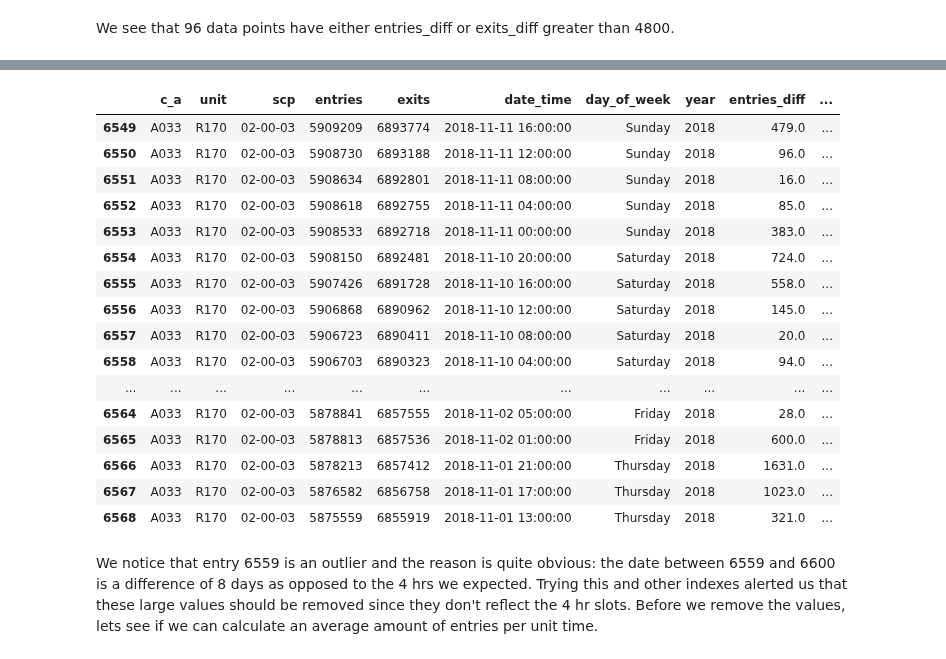
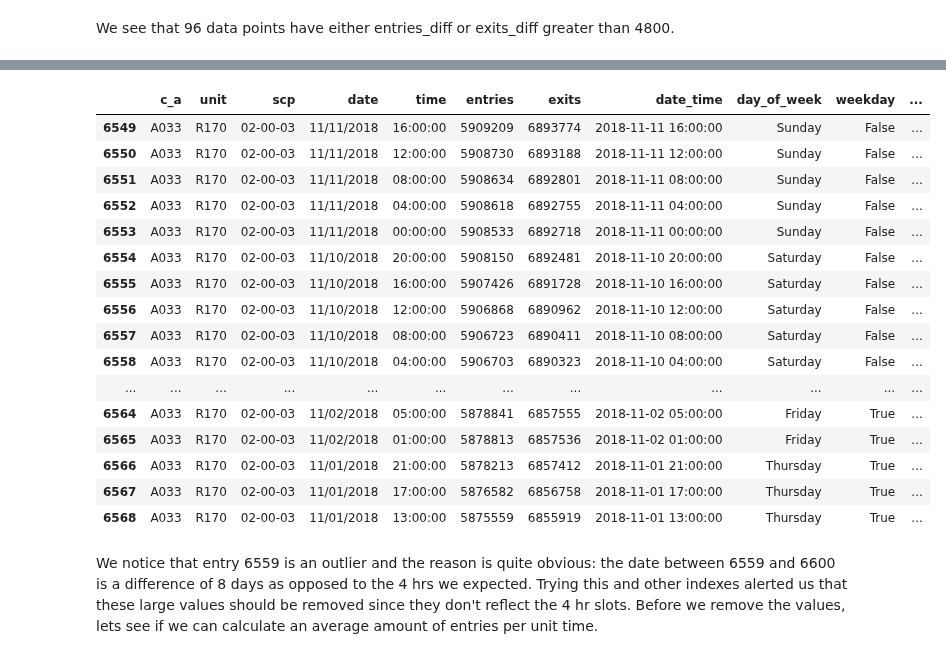
Before and after one commit to MahfuzurRahmanMiah/MTA_Turnstile_Data, a Jupyter notebook: MTA_Turnstile_Data-Copy2.ipynb, the cells around one changed output, grey strips where cells are left out. Drawn from its saved outputs; the diff is of its cells as text; code cells hidden in the pictures.

```diff
--- a/MTA_Turnstile_Data-Copy2.ipynb
+++ b/MTA_Turnstile_Data-Copy2.ipynb
@@ -85,7 +114,11 @@ There are 5039144 unique values in column 'exits'.
 station_name = "14 ST-UNION SQ"
 
 # make new data frames to avoid hidden chaining
-df_st = df[df.station == station_name].copy()
+def df_by_station(main_df,station_name):
+    df_st = main_df[main_df.station == station_name].copy()
+    return df_st
+
+df_st = df_by_station(df,station_name)
 print(df_st.shape)
 # %% [output]
 (81803, 11)
@@ -192,7 +194,7 @@ df_st3['date'] = df_st3['date'].apply(lambda x: x.strftime('%m/%d/%Y'))
 # Create date_time column from 'date' and 'time' columns
 df_st3['date_time'] = pd.to_datetime(df_st3.date + " " + df_st3.time, format="%m/%d/%Y %H:%M:%S")
 
-df_st4 = df_st3.drop(columns=['date','time']).copy()
+df_st4 = df_st3.copy()
 # %%
 df_st4.head(10)
 # %% [output]
@@ -212,6 +214,9 @@ df_st5 = df_st4.copy()
 # Add a column for day of week
 df_st5['day_of_week'] = df_st5['date_time'].dt.weekday_name
 
+# Add a column for Weekday
+df_st5['weekday'] = df_st5['date_time'].dt.weekday < 5
+
 # Add a column for year
 df_st5['year'] = df_st5['date_time'].dt.year.copy()
 df_st5.head()
@@ -235,7 +240,8 @@ df5.head()
 # %%
 df6 = df5.copy()
 df_temp1 = df6.sort_values(by=['c_a','unit', 'scp', 'date_time'],ascending = [True, True, True, False]).copy()
-df6.loc[:, "entries_diff"] = df_temp1.groupby(['c_a', 'unit', 'scp'], as_index=False)['entries'].diff(periods =-1).tolist()
-df6.loc[:, "exits_diff"] = df_temp1.groupby(['c_a', 'unit', 'scp'], as_index=False)['exits'].diff(periods =-1).tolist()
+df6.loc[:, 'entries_diff'] = df_temp1.groupby(['c_a', 'unit', 'scp'], as_index=False)['entries'].diff(periods =-1).tolist()
+df6.loc[:, 'exits_diff'] = df_temp1.groupby(['c_a', 'unit', 'scp'], as_index=False)['exits'].diff(periods =-1).tolist()
+df6.loc[:, 'sum_traffic'] = df6['entries_diff'] + df6['exits_diff']
 df6.head()
 # %% [output]
@@ -311,27 +321,29 @@ df8[(df8['entries_diff']>4800)].head(10)
 # %%
 # The variable 'iv' stands for index value; it is the index value you
 # want to check to know how the datapoints look around that index (10 above and 10 below)
 # Here we check index 15182
-iv = 6559
-df8[iv-10:iv+10]
+def quickpeek(iv,df):
+    return df[iv-10:iv+10]
+
+quickpeek(6559,df8)
 # %% [output]
-|  | c_a | unit | scp | entries | exits | date_time | day_of_week | year | entries_diff | ... |
-| 6549 | A033 | R170 | 02-00-03 | 5909209 | 6893774 | 2018-11-11 16:00:00 | Sunday | 2018 | 479.0 | ... |
-| 6550 | A033 | R170 | 02-00-03 | 5908730 | 6893188 | 2018-11-11 12:00:00 | Sunday | 2018 | 96.0 | ... |
-| 6551 | A033 | R170 | 02-00-03 | 5908634 | 6892801 | 2018-11-11 08:00:00 | Sunday | 2018 | 16.0 | ... |
-| 6552 | A033 | R170 | 02-00-03 | 5908618 | 6892755 | 2018-11-11 04:00:00 | Sunday | 2018 | 85.0 | ... |
-| 6553 | A033 | R170 | 02-00-03 | 5908533 | 6892718 | 2018-11-11 00:00:00 | Sunday | 2018 | 383.0 | ... |
-| 6554 | A033 | R170 | 02-00-03 | 5908150 | 6892481 | 2018-11-10 20:00:00 | Saturday | 2018 | 724.0 | ... |
-| 6555 | A033 | R170 | 02-00-03 | 5907426 | 6891728 | 2018-11-10 16:00:00 | Saturday | 2018 | 558.0 | ... |
-| 6556 | A033 | R170 | 02-00-03 | 5906868 | 6890962 | 2018-11-10 12:00:00 | Saturday | 2018 | 145.0 | ... |
-| 6557 | A033 | R170 | 02-00-03 | 5906723 | 6890411 | 2018-11-10 08:00:00 | Saturday | 2018 | 20.0 | ... |
-| 6558 | A033 | R170 | 02-00-03 | 5906703 | 6890323 | 2018-11-10 04:00:00 | Saturday | 2018 | 94.0 | ... |
-| ... | ... | ... | ... | ... | ... | ... | ... | ... | ... | ... |
-| 6564 | A033 | R170 | 02-00-03 | 5878841 | 6857555 | 2018-11-02 05:00:00 | Friday | 2018 | 28.0 | ... |
-| 6565 | A033 | R170 | 02-00-03 | 5878813 | 6857536 | 2018-11-02 01:00:00 | Friday | 2018 | 600.0 | ... |
-| 6566 | A033 | R170 | 02-00-03 | 5878213 | 6857412 | 2018-11-01 21:00:00 | Thursday | 2018 | 1631.0 | ... |
-| 6567 | A033 | R170 | 02-00-03 | 5876582 | 6856758 | 2018-11-01 17:00:00 | Thursday | 2018 | 1023.0 | ... |
-| 6568 | A033 | R170 | 02-00-03 | 5875559 | 6855919 | 2018-11-01 13:00:00 | Thursday | 2018 | 321.0 | ... |
+|  | c_a | unit | scp | date | time | entries | exits | date_time | day_of_week | weekday | ... |
+| 6549 | A033 | R170 | 02-00-03 | 11/11/2018 | 16:00:00 | 5909209 | 6893774 | 2018-11-11 16:00:00 | Sunday | False | ... |
+| 6550 | A033 | R170 | 02-00-03 | 11/11/2018 | 12:00:00 | 5908730 | 6893188 | 2018-11-11 12:00:00 | Sunday | False | ... |
+| 6551 | A033 | R170 | 02-00-03 | 11/11/2018 | 08:00:00 | 5908634 | 6892801 | 2018-11-11 08:00:00 | Sunday | False | ... |
+| 6552 | A033 | R170 | 02-00-03 | 11/11/2018 | 04:00:00 | 5908618 | 6892755 | 2018-11-11 04:00:00 | Sunday | False | ... |
+| 6553 | A033 | R170 | 02-00-03 | 11/11/2018 | 00:00:00 | 5908533 | 6892718 | 2018-11-11 00:00:00 | Sunday | False | ... |
+| 6554 | A033 | R170 | 02-00-03 | 11/10/2018 | 20:00:00 | 5908150 | 6892481 | 2018-11-10 20:00:00 | Saturday | False | ... |
+| 6555 | A033 | R170 | 02-00-03 | 11/10/2018 | 16:00:00 | 5907426 | 6891728 | 2018-11-10 16:00:00 | Saturday | False | ... |
+| 6556 | A033 | R170 | 02-00-03 | 11/10/2018 | 12:00:00 | 5906868 | 6890962 | 2018-11-10 12:00:00 | Saturday | False | ... |
+| 6557 | A033 | R170 | 02-00-03 | 11/10/2018 | 08:00:00 | 5906723 | 6890411 | 2018-11-10 08:00:00 | Saturday | False | ... |
+| 6558 | A033 | R170 | 02-00-03 | 11/10/2018 | 04:00:00 | 5906703 | 6890323 | 2018-11-10 04:00:00 | Saturday | False | ... |
+| ... | ... | ... | ... | ... | ... | ... | ... | ... | ... | ... | ... |
+| 6564 | A033 | R170 | 02-00-03 | 11/02/2018 | 05:00:00 | 5878841 | 6857555 | 2018-11-02 05:00:00 | Friday | True | ... |
+| 6565 | A033 | R170 | 02-00-03 | 11/02/2018 | 01:00:00 | 5878813 | 6857536 | 2018-11-02 01:00:00 | Friday | True | ... |
+| 6566 | A033 | R170 | 02-00-03 | 11/01/2018 | 21:00:00 | 5878213 | 6857412 | 2018-11-01 21:00:00 | Thursday | True | ... |
+| 6567 | A033 | R170 | 02-00-03 | 11/01/2018 | 17:00:00 | 5876582 | 6856758 | 2018-11-01 17:00:00 | Thursday | True | ... |
+| 6568 | A033 | R170 | 02-00-03 | 11/01/2018 | 13:00:00 | 5875559 | 6855919 | 2018-11-01 13:00:00 | Thursday | True | ... |
 # %% [markdown]
 We notice that entry 6559 is an outlier and the reason is quite obvious: the date between 6559 and 6600 is a difference of 8 days as opposed to the 4 hrs we expected. Trying this and other indexes alerted us that these large values should be removed since they don't reflect the 4 hr slots. Before we remove the values, lets see if we can calculate an average amount of entries per unit time.
 # %%
```
Also changed, not shown: parts of 58 cells of this notebook.
